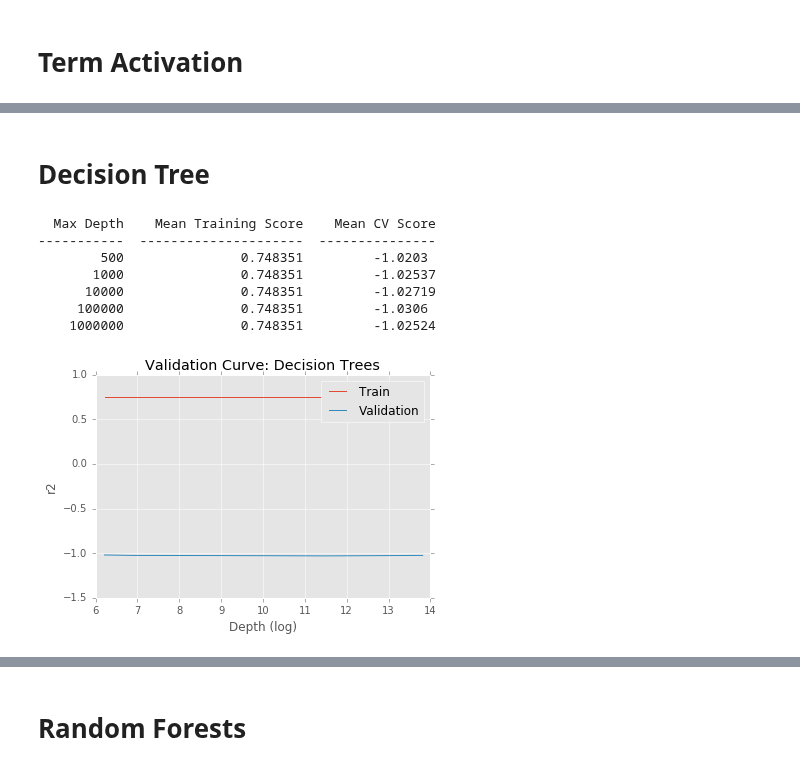
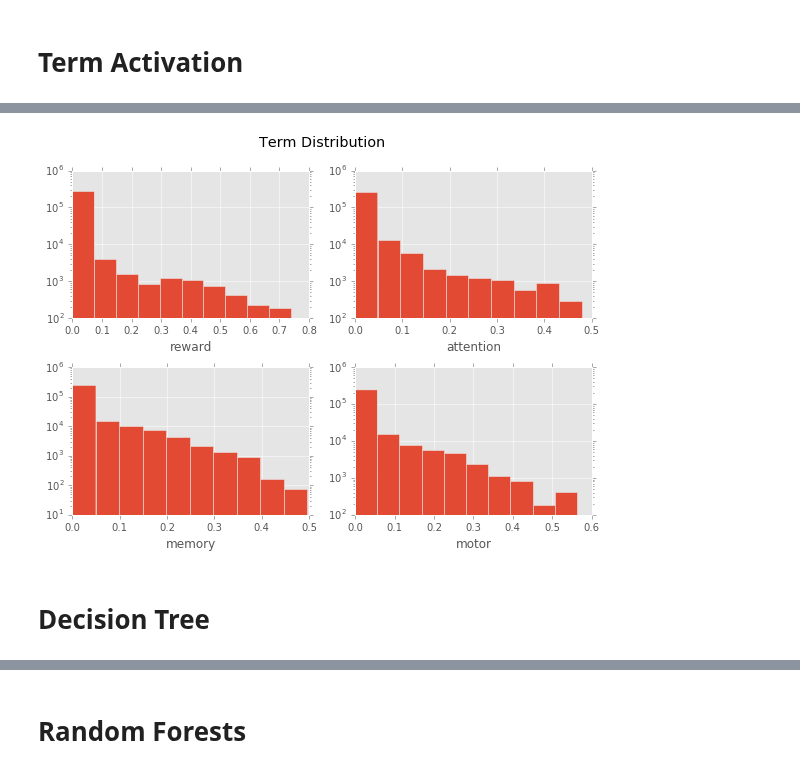
Before and after one commit to voytekresearch/nsaba, a Jupyter notebook: notebooks/testing/Estimation.ipynb, the cells around one changed output, grey strips where cells are left out. Saved outputs shown, nothing was run; the diff lists cells and outputs as text; code cells hidden in the pictures.

```diff
--- a/notebooks/testing/Estimation.ipynb
+++ b/notebooks/testing/Estimation.ipynb
@@ -81,2 +52,14 @@ y = df.loc[:, 'reward'].as_matrix()
+# %%
+plt.suptitle("Term Distribution", fontsize='x-large');
+for term, sb, df in zip(terms, range(221,225), dfs):
+    plt.subplot(sb)
+    df[term].hist(bins=10, figsize=(8,6));
+    plt.yscale('log');
+    plt.xlabel(term);
+
+plt.tight_layout()
+plt.subplots_adjust(top=.9)
+# %% [output]
+[figure, added]
 # %%
 # Validation Helpers
@@ -105,21 +92,3 @@ def print_score(pars, train_scores, valid_scores, par_name, error=False):
     print tabulate(entries, headers=headers)
 # %% [markdown]
 # Decision Tree
-# %%
-depth=[500,1000,10000,100000,1000000]
-score = 'r2'
-
-train_scores, valid_scores = validation_curve(DecisionTreeRegressor(),
-                                              X, y, "max_depth", depth,
-                                              scoring=score, n_jobs=4, cv=10)
-plot_vc(np.log(depth), train_scores, valid_scores, score, "Depth (log)", "Decision Trees")
-print_score(depth, train_scores, valid_scores, "Max Depth")
-# %% [output]
-  Max Depth    Mean Training Score    Mean CV Score
------------  ---------------------  ---------------
-        500               0.748351         -1.0203
-       1000               0.748351         -1.02537
-      10000               0.748351         -1.02719
-     100000               0.748351         -1.0306
-    1000000               0.748351         -1.02524
-[figure, removed]
```
Also changed, not shown: parts of 16 cells of this notebook, 1 other file.
